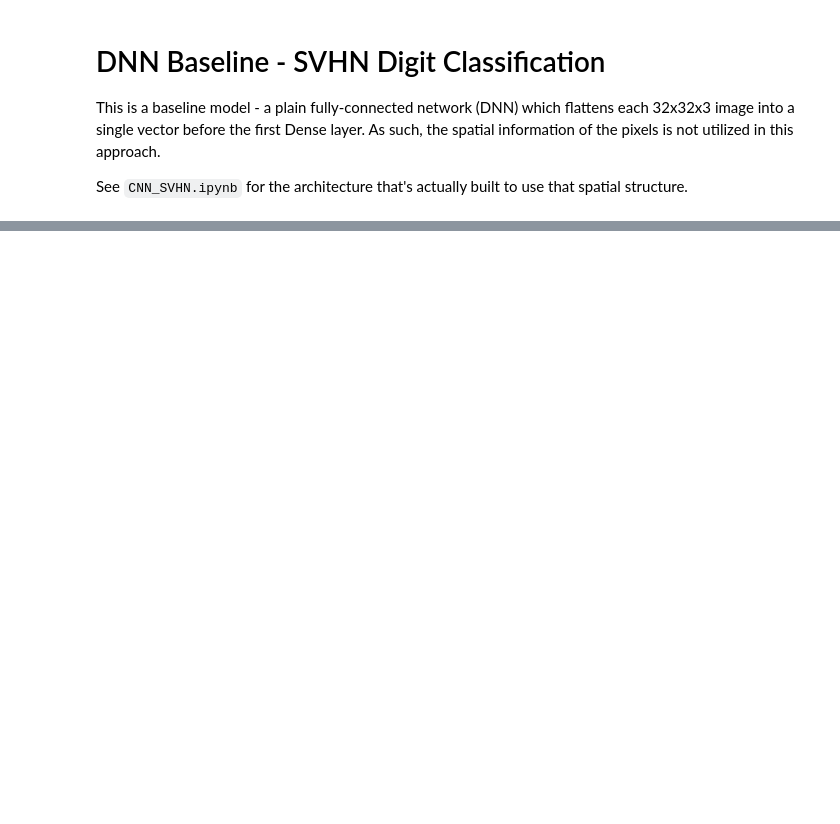
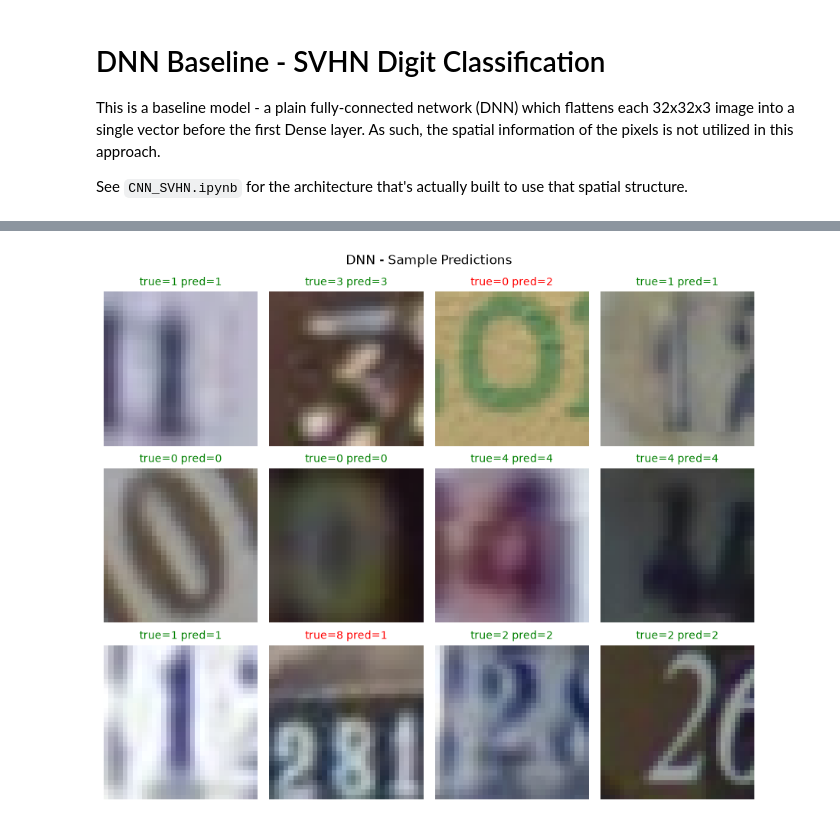
Before and after one commit to omkar-shetty/SVHN_image_recognition, a Jupyter notebook: DNN_SVHN.ipynb, the cells around one changed output, grey strips where cells are left out. Cells and saved outputs as stored; diff of their text form; code cells hidden in the pictures; blank space fills up the shorter version.

```diff
--- a/DNN_SVHN.ipynb
+++ b/DNN_SVHN.ipynb
@@ -234,0 +167,5 @@ Epoch 00020: loss improved from 0.56210 to 0.55151, saving model to checkpoints_
+# %%
+sample_prediction_grid(x_test, y_test, y_pred, title="DNN - Sample Predictions")
+plt.show()
+# %% [output]
+[figure, added]
```
Also changed, not shown: parts of 34 cells of this notebook.
